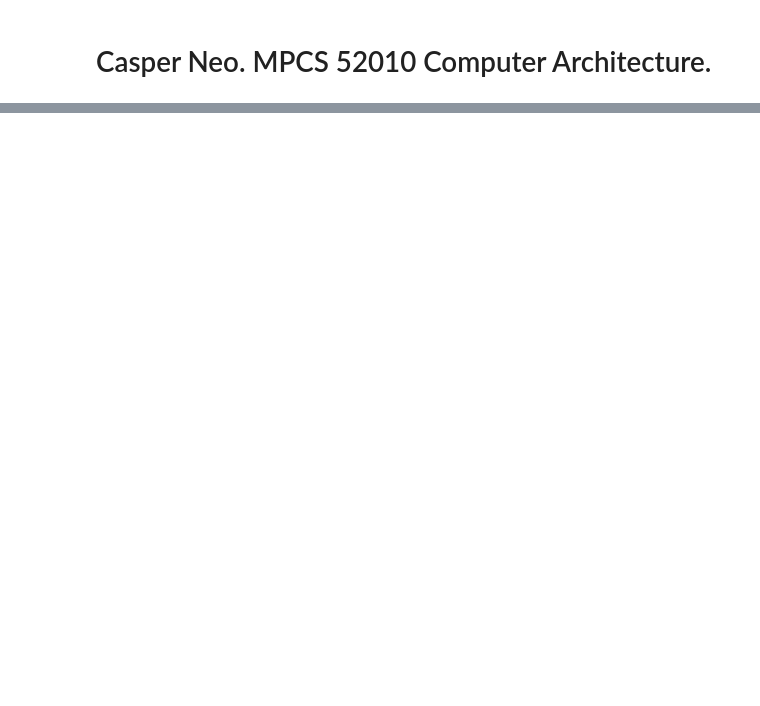
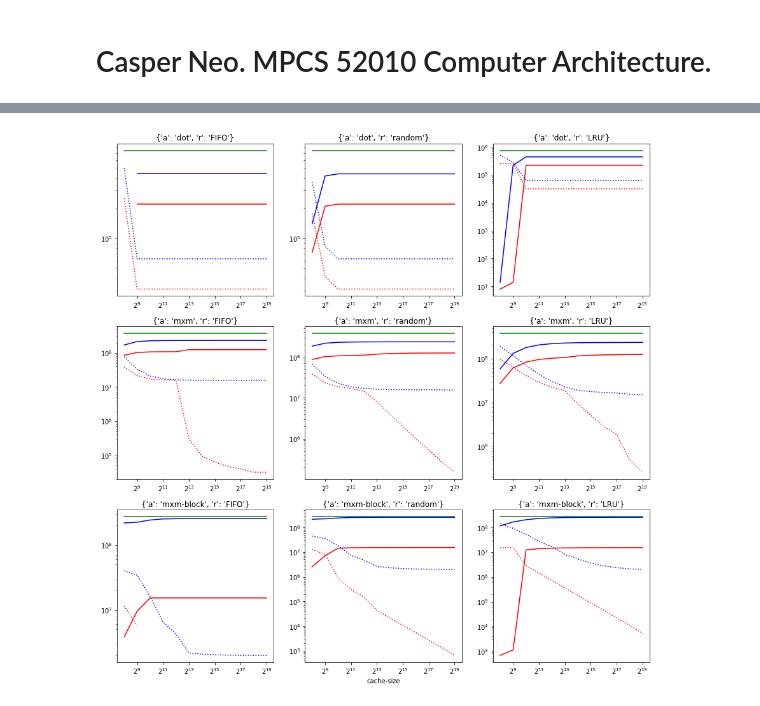
Before and after one commit to CasperN/mpcs_cache_emulator, a Jupyter notebook: analysis.ipynb, the cells around one changed output, grey strips where cells are left out. Cells and saved outputs as stored; diff of their text form; code cells hidden in the pictures; blank space fills up the shorter version.

```diff
--- a/analysis.ipynb
+++ b/analysis.ipynb
@@ -78,8 +65,0 @@ The dot product really should not be compared to the matrix multiply since it gr
-# %%
-fig, (ax1, ax2, ax3) = plt.subplots(3, sharex=True, figsize=(12,9))
-vary("cache-size", [2**x for x in range(8,20)],{"a":"mxm-block","t":128}, ax=ax1)
-vary("cache-size", [2**x for x in range(8,20)],{"a":"mxm","t":128}, ax=ax2)
-vary("cache-size", [2**x for x in range(8,20)],{"a":"dot","t":128}, ax=ax3)
-
-plt.xlabel("cache-size")
-plt.show()
@@ -93,9 +65,0 @@ matrix algorithm and default values. Observe the write misses are zero for small
-# %%
-fig, (ax1, ax2, ax3) = plt.subplots(3, sharex=True, figsize=(15,9))
-name = "test-size"
-xs = [2**x for x in range(1,9)]
-vary(name, xs, {"a":"mxm-block","replacement":"LRU"}, ax=ax1, ylog=True)
-vary(name, xs, {"a":"mxm-block","replacement":"FIFO"}, ax=ax2, ylog=True)
-vary(name, xs, {"a":"mxm-block","replacement":"random"}, ax=ax3, ylog=True)
-plt.xlabel(name)
-plt.show()
@@ -107,10 +65,0 @@ Observe in a direct map cache, when the
-# %%
-fig, (ax1, ax2, ax3, ax4) = plt.subplots(4, sharex=True, figsize=(15,12))
-name = "test-size"
-xs = [2**x for x in range(5,16)]
-vary(name, xs, {"a":"dot", "n":1, "r":"FIFO"}, ax=ax1, ylog=True)
-vary(name, xs, {"a":"dot", "n":2, "r":"FIFO"}, ax=ax2, ylog=True)
-vary(name, xs, {"a":"dot", "n":4, "r":"FIFO"}, ax=ax3, ylog=True)
-vary(name, xs, {"a":"dot", "n":8, "r":"FIFO"}, ax=ax4, ylog=True)
-plt.xlabel(name)
-plt.show()
@@ -120,0 +66,11 @@ plt.show()
+# %%
+def go(name, xs, figsize=(15,15), xlog=2, ylog=True):
+  """Analysis grid. Varys `name` for each algorithm and replacement policy."""
+  fig, ax = plt.subplots(nrows=3,ncols=3, figsize=figsize)
+
+  for i, algorithm in enumerate(["dot", "mxm", "mxm-block"]):
+    for j, replacement in enumerate(["FIFO","random","LRU"]):
+      vary(name, xs, {"a":algorithm, "r":replacement}, xlog, ylog, ax[i][j])
+
+  ax[2][1].set_xlabel(name)
+  plt.show()
@@ -120,0 +90,4 @@ plt.show()
+# %%
+go("cache-size", [2**x for x in range(8,20)])
+# %% [output]
+[figure, added]
```
Also changed, not shown: parts of 21 cells of this notebook, 5 other files.
